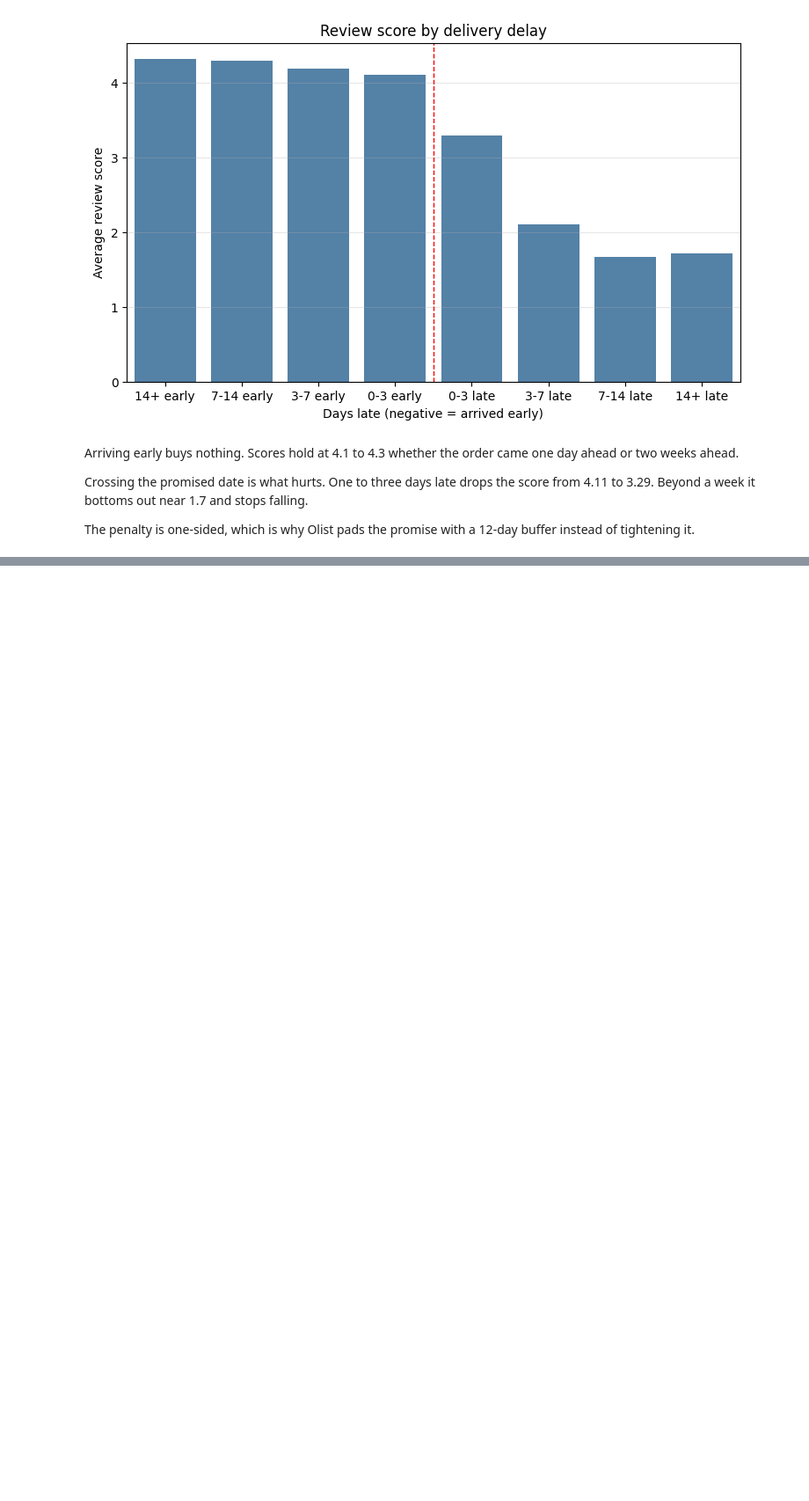
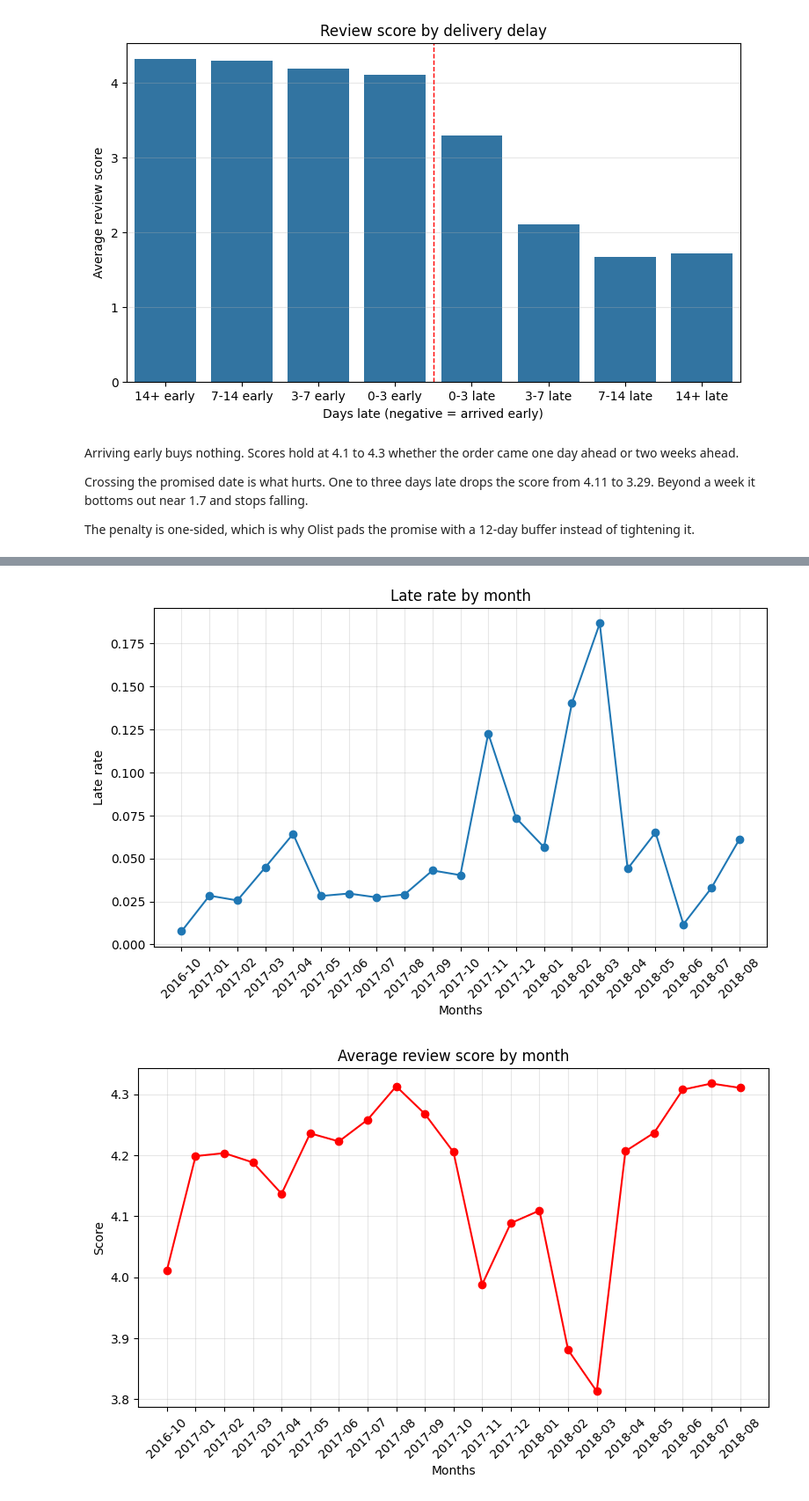
Before and after one commit to arocasim/olist_delivery_risk, a Jupyter notebook: notebooks/02_delivery_and_reviews.ipynb, the cells around one changed output, grey strips where cells are left out. Shown at 88% size. Cells and saved outputs as stored; diff of their text form; code cells hidden in the pictures; blank space fills up the shorter version.

Commit message:
Add reviews analysis notebook

```diff
--- a/notebooks/02_delivery_and_reviews.ipynb
+++ b/notebooks/02_delivery_and_reviews.ipynb
@@ -136,0 +137,14 @@ instead of tightening it.
+# %%
+state_late = df.groupby('customer_state')['is_late'].mean()
+df['expected_late'] = df['customer_state'].map(state_late)
+
+worst_sellers = (df.groupby('seller_id')
+                 .agg(orders=('order_id', 'count'),
+                      late_rate=('is_late', 'mean'),
+                      expected=('expected_late', 'mean'),
+                      avg_score=('review_score', 'mean'))
+                 .query('orders >= 50'))
+
+worst_sellers['excess'] = worst_sellers['late_rate'] - worst_sellers['expected']
+
+print(worst_sellers.sort_values('excess', ascending=False).head(10).round(3).to_string())
@@ -136,0 +237,9 @@ instead of tightening it.
+# %%
+df['purchase_ym'] = df['order_purchase_timestamp'].dt.to_period('M')
+# %%
+by_month = (df.groupby('purchase_ym')
+            .agg(orders = ('order_id', 'count'),
+                 late_rate = ('is_late', 'mean'),
+                 avg_score = ('review_score', 'mean')))
+
+print(by_month)
@@ -136,0 +274,24 @@ instead of tightening it.
+# %%
+by_month_plot = by_month[by_month['orders'] >= 100].reset_index()
+by_month_plot['purchase_ym'] = by_month_plot['purchase_ym'].astype(str)
+
+plt.figure(figsize=(9,5))
+plt.plot(by_month_plot['purchase_ym'], by_month_plot['late_rate'], marker='o')
+plt.title('Late rate by month')
+plt.ylabel('Late rate')
+plt.xlabel('Months')
+plt.xticks(rotation = 45)
+plt.savefig('../images/late_rate_by_month.png')
+plt.show()
+
+plt.figure(figsize=(9.25,5))
+plt.plot(by_month_plot['purchase_ym'], by_month_plot['avg_score'], marker = 'o', color='red')
+plt.title('Average review score by month')
+plt.ylabel('Score')
+plt.xlabel('Months')
+plt.xticks(rotation=45)
+plt.savefig('../images/score_by_month.png')
+plt.show()
+# %% [output]
+[figure, added]
+[figure, added]
```
Also changed, not shown: parts of 25 cells of this notebook, 3 other files.
